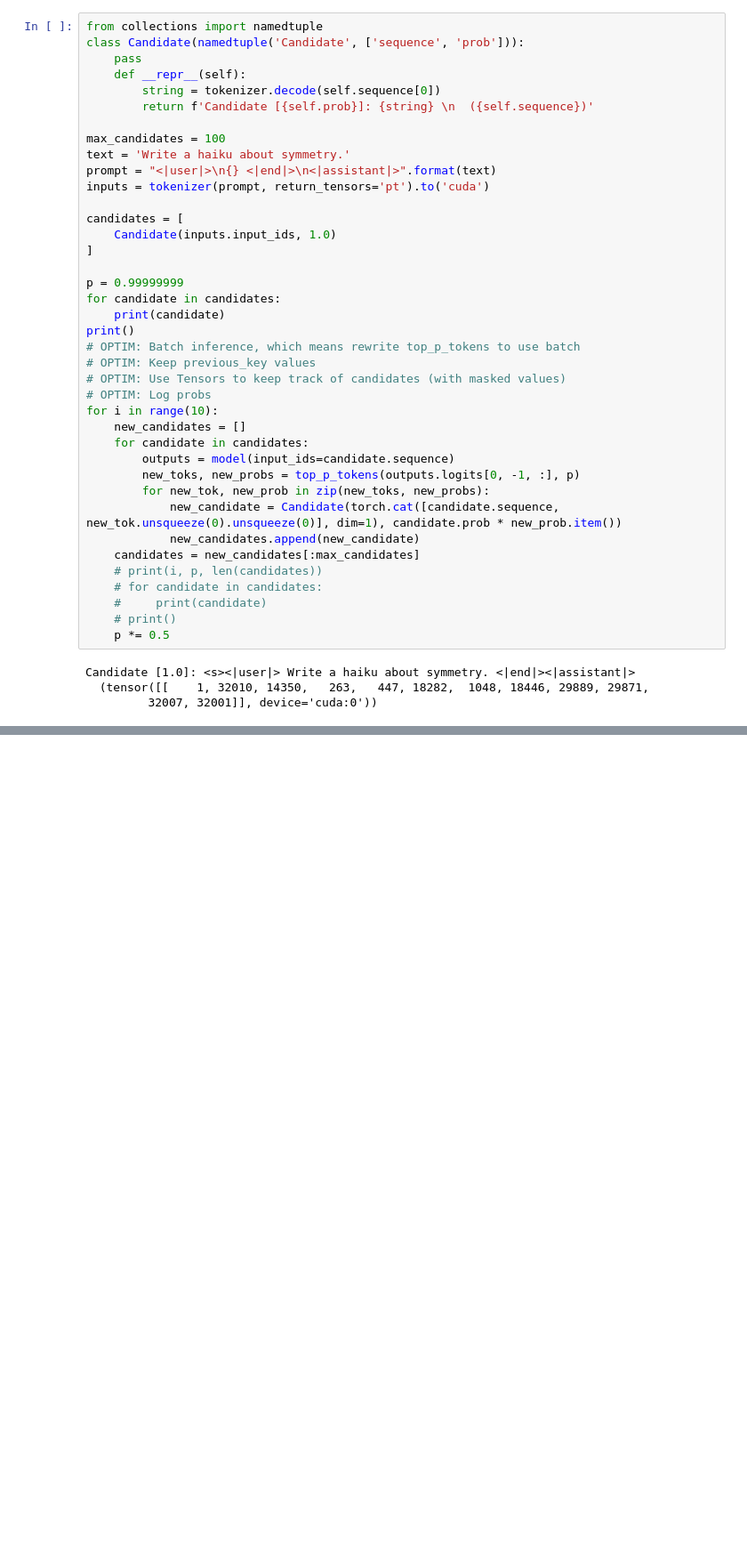
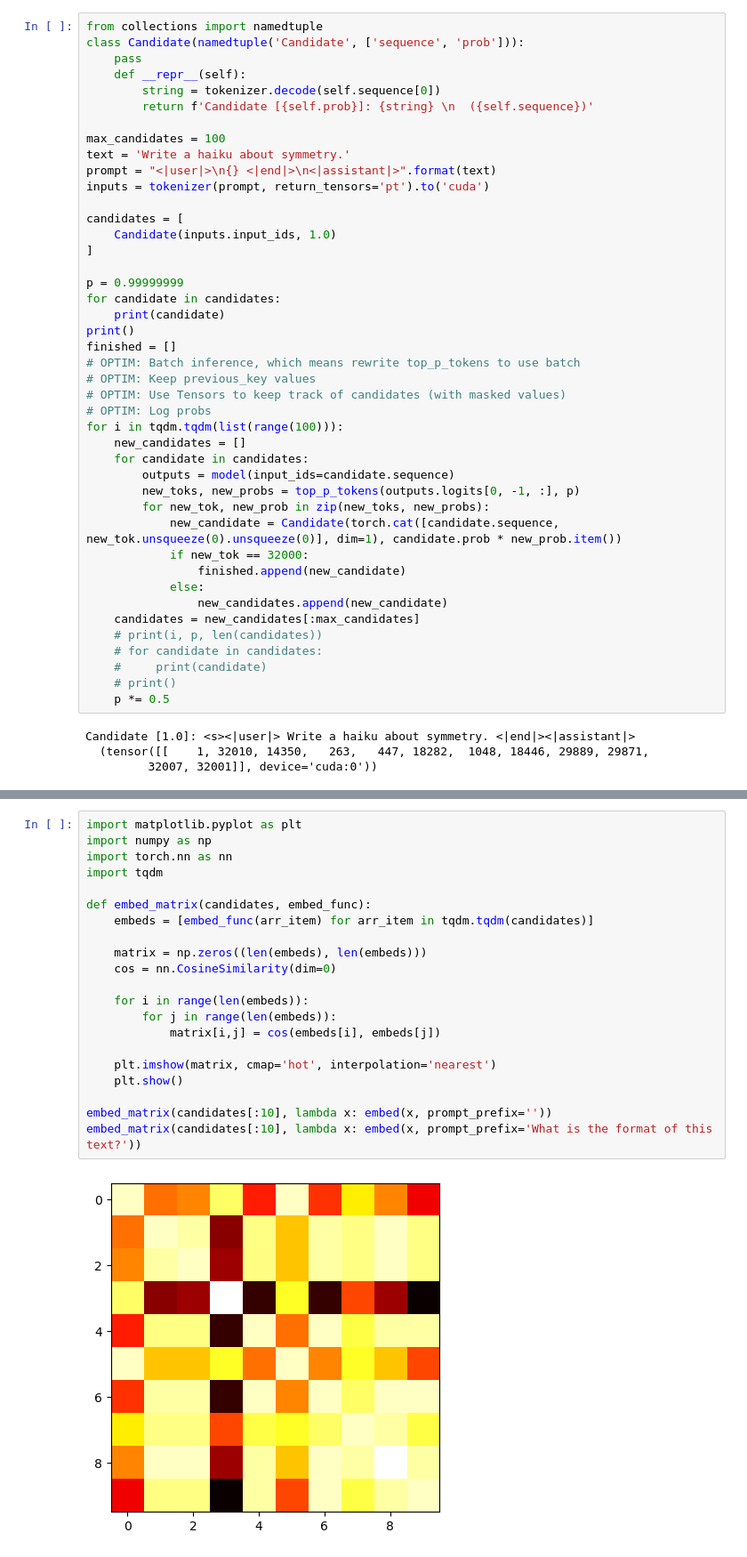
Before and after one commit to AaronJohnston/divergent-beams, a Jupyter notebook: exploration/fuzz-testing-diversity.ipynb, the cells around one changed output, grey strips where cells are left out. Shown: that part at 89% size. Saved outputs shown, nothing was run; the diff lists cells and outputs as text; blank space fills up the shorter version.

Commit message:
Generate many candidates (pruning needs work)

```diff
--- a/exploration/fuzz-testing-diversity.ipynb
+++ b/exploration/fuzz-testing-diversity.ipynb
@@ -194,18 +206,22 @@ p = 0.99999999
 for candidate in candidates:
     print(candidate)
 print()
+finished = []
 # OPTIM: Batch inference, which means rewrite top_p_tokens to use batch
 # OPTIM: Keep previous_key values
 # OPTIM: Use Tensors to keep track of candidates (with masked values)
 # OPTIM: Log probs
-for i in range(10):
+for i in tqdm.tqdm(list(range(100))):
     new_candidates = []
     for candidate in candidates:
         outputs = model(input_ids=candidate.sequence)
         new_toks, new_probs = top_p_tokens(outputs.logits[0, -1, :], p)
         for new_tok, new_prob in zip(new_toks, new_probs):
             new_candidate = Candidate(torch.cat([candidate.sequence, new_tok.unsqueeze(0).unsqueeze(0)], dim=1), candidate.prob * new_prob.item())
-            new_candidates.append(new_candidate)
+            if new_tok == 32000:
+                finished.append(new_candidate)
+            else:
+                new_candidates.append(new_candidate)
     candidates = new_candidates[:max_candidates]
     # print(i, p, len(candidates))
     # for candidate in candidates:
@@ -285,3 +301,26 @@ graph_embeds(candidates, lambda x: embed(x, prompt_prefix='What is the format of
 | 99 | 99 | <s><|user|> Write a haiku about s... | 2.984241e-07 | -0.496634 | -0.620149 |
 100 rows × 5 columns
 [interactive output not drawn]
+# %%
+import matplotlib.pyplot as plt
+import numpy as np
+import torch.nn as nn
+import tqdm
+
+def embed_matrix(candidates, embed_func):
+    embeds = [embed_func(arr_item) for arr_item in tqdm.tqdm(candidates)]
+
+    matrix = np.zeros((len(embeds), len(embeds)))
+    cos = nn.CosineSimilarity(dim=0)
+
+    for i in range(len(embeds)):
+        for j in range(len(embeds)):
+            matrix[i,j] = cos(embeds[i], embeds[j])
+
+    plt.imshow(matrix, cmap='hot', interpolation='nearest')
+    plt.show()
+
+embed_matrix(candidates[:10], lambda x: embed(x, prompt_prefix=''))
+embed_matrix(candidates[:10], lambda x: embed(x, prompt_prefix='What is the format of this text?'))
+# %% [output]
+[figure, added]
```
Also changed, not shown: parts of 4 cells of this notebook.
